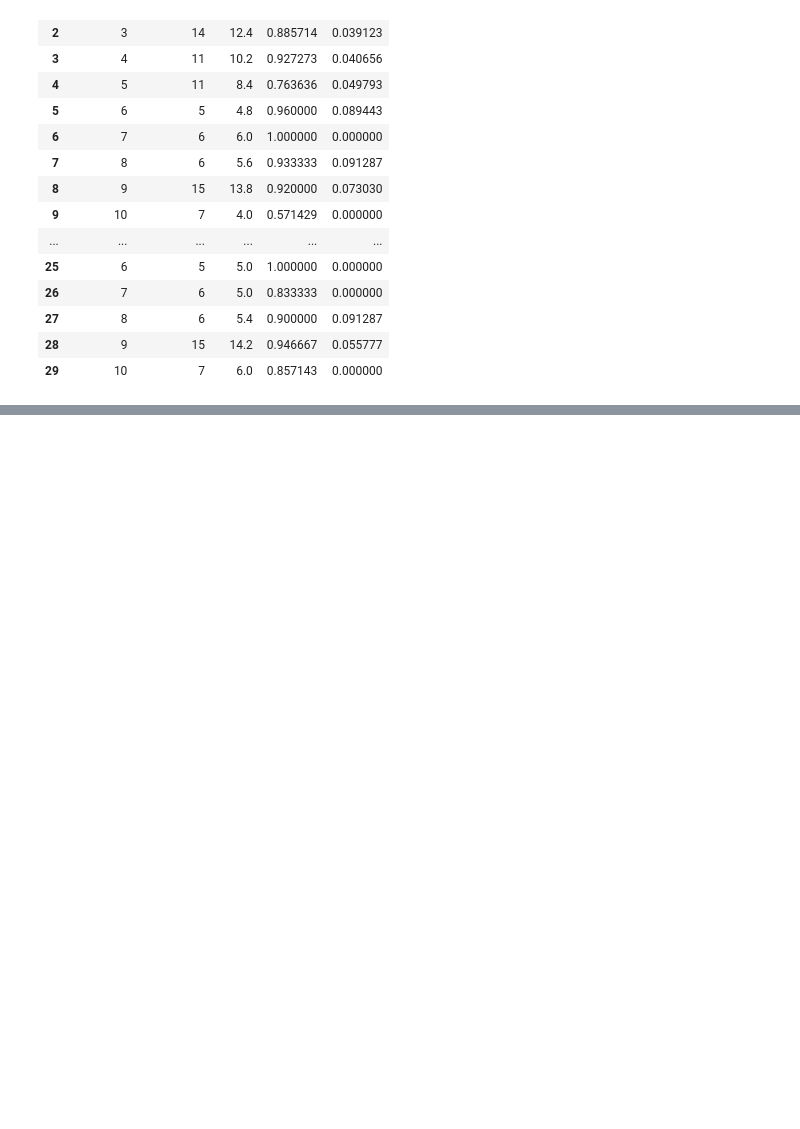
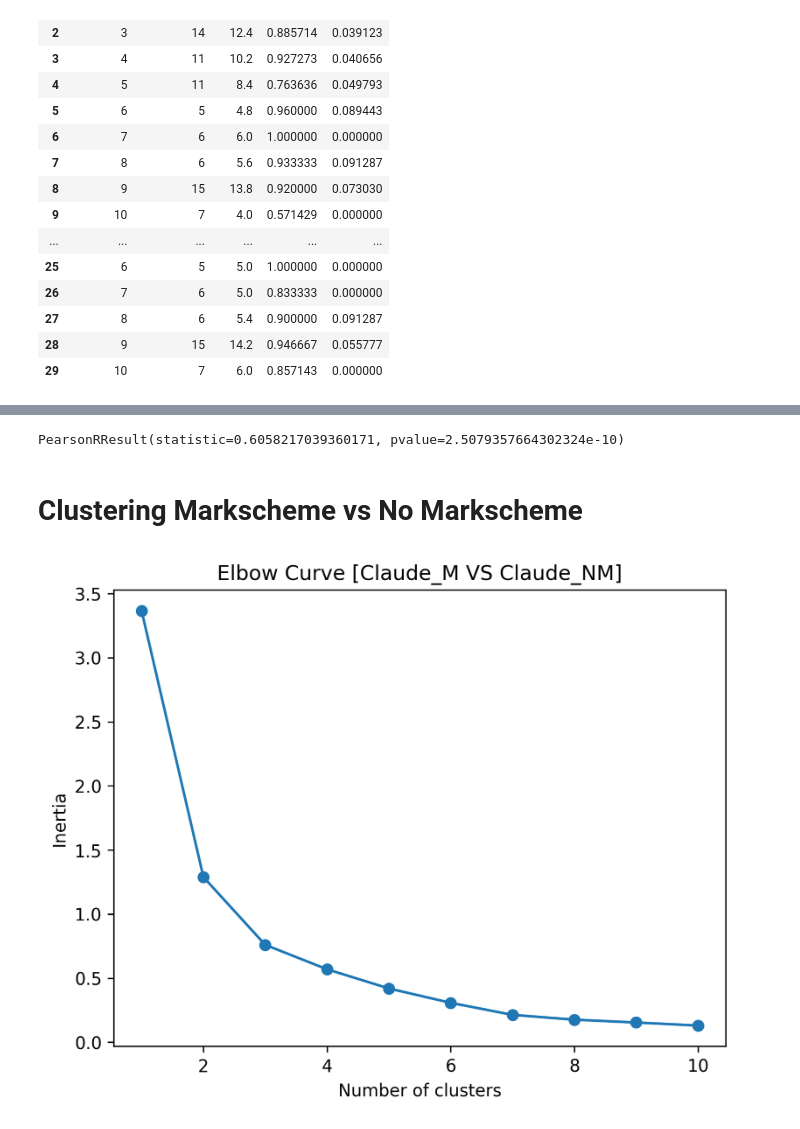
Before and after one commit to faraazakhtar185/LLM_Grader_Analysis, a Jupyter notebook: Claude Analysis.ipynb, the cells around one changed output, grey strips where cells are left out. Saved outputs shown, nothing was run; the diff lists cells and outputs as text; code cells hidden in the pictures; blank space fills up the shorter version.

```diff
--- a/Claude Analysis.ipynb
+++ b/Claude Analysis.ipynb
@@ -381,0 +384,26 @@ plt.show()
+# %%
+scipy.stats.pearsonr(concat_NMS['Norm'], concat_HG['Norm']) #(pearson coefficient, p-value)
+# %% [output]
+PearsonRResult(statistic=0.6058217039360171, pvalue=2.5079357664302324e-10)
+# %% [markdown]
+# Clustering Markscheme vs No Markscheme
+# %%
+clust_data_1 = list(zip(concat_MS['Norm'], concat_NMS['Norm']))
+# %%
+#Array for variation within each cluster
+inertias = []
+
+#We will calculate the variation for 10 clusters
+for i in range(1,11):
+    kmeans = KMeans(n_clusters=i, n_init = 10)
+    kmeans.fit(clust_data_1)
+    inertias.append(kmeans.inertia_)
+
+#plotting elbow curve
+plt.plot(range(1,11), inertias, marker='o')
+plt.title('Elbow Curve [Claude_M VS Claude_NM]')
+plt.xlabel('Number of clusters')
+plt.ylabel('Inertia')
+plt.show()
+# %% [output]
+[figure, added]
```
Also changed, not shown: parts of 29 cells of this notebook.
